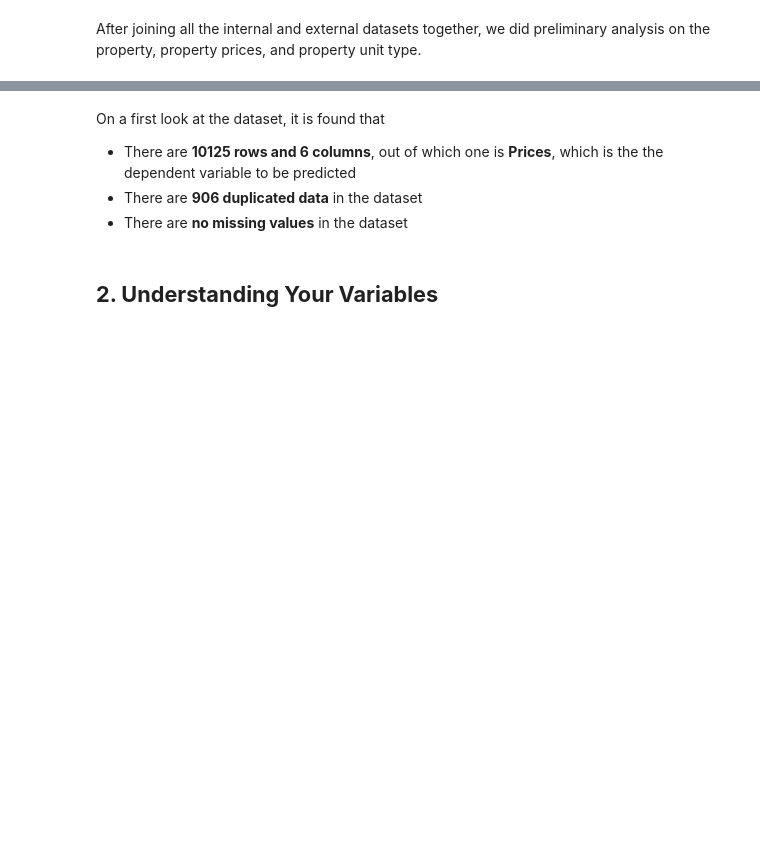
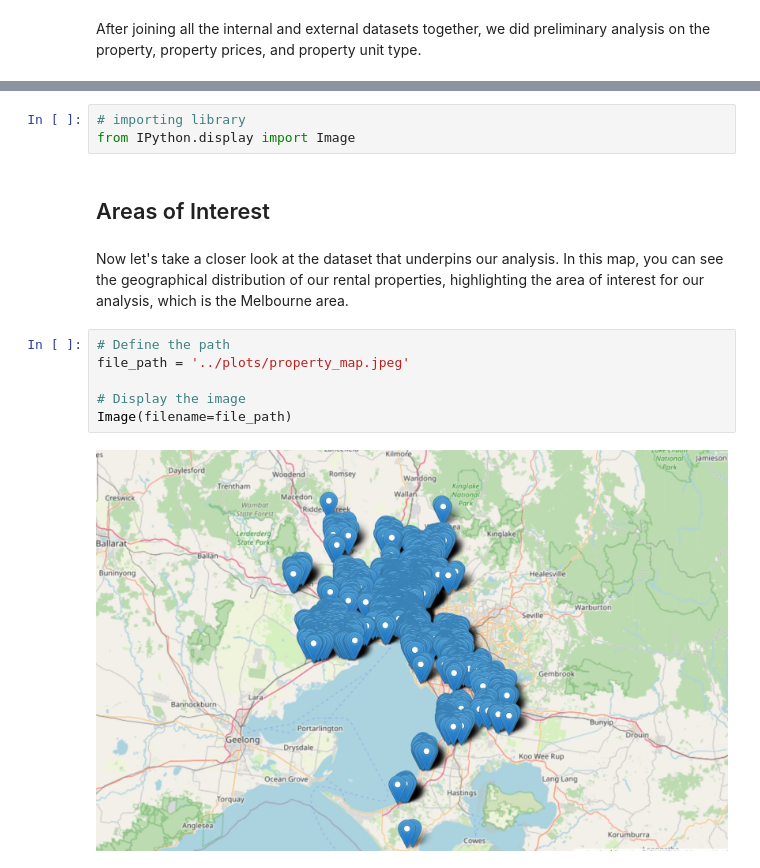
Before and after one commit to vanessagraciia/Real-Estate-Industry-Project, a Jupyter notebook: notebooks/summary_notebook.ipynb, the cells around one changed output, grey strips where cells are left out. Cells and saved outputs as stored; diff of their text form; blank space fills up the shorter version.

```diff
--- a/notebooks/summary_notebook.ipynb
+++ b/notebooks/summary_notebook.ipynb
@@ -147,7 +75,15 @@ dtype: int64
-# %% [markdown]
-On a first look at the dataset, it is found that
-*   There are **10125 rows and 6 columns**, out of which one is **Prices**, which is the the dependent variable to be predicted
-*   There are **906 duplicated data** in the dataset
-*   There are **no missing values** in the dataset
-# %% [markdown]
-## **2. Understanding Your Variables**
+# %%
+# importing library
+from IPython.display import Image
+# %% [markdown]
+## Areas of Interest
+# %% [markdown]
+Now let's take a closer look at the dataset that underpins our analysis. In this map, you can see the geographical distribution of our rental properties, highlighting the area of interest for our analysis, which is the Melbourne area.
+# %%
+# Define the path
+file_path = '../plots/property_map.jpeg'
+
+# Display the image
+Image(filename=file_path)
+# %% [output]
+[figure, added]
```
Also changed, not shown: parts of 56 cells of this notebook.
